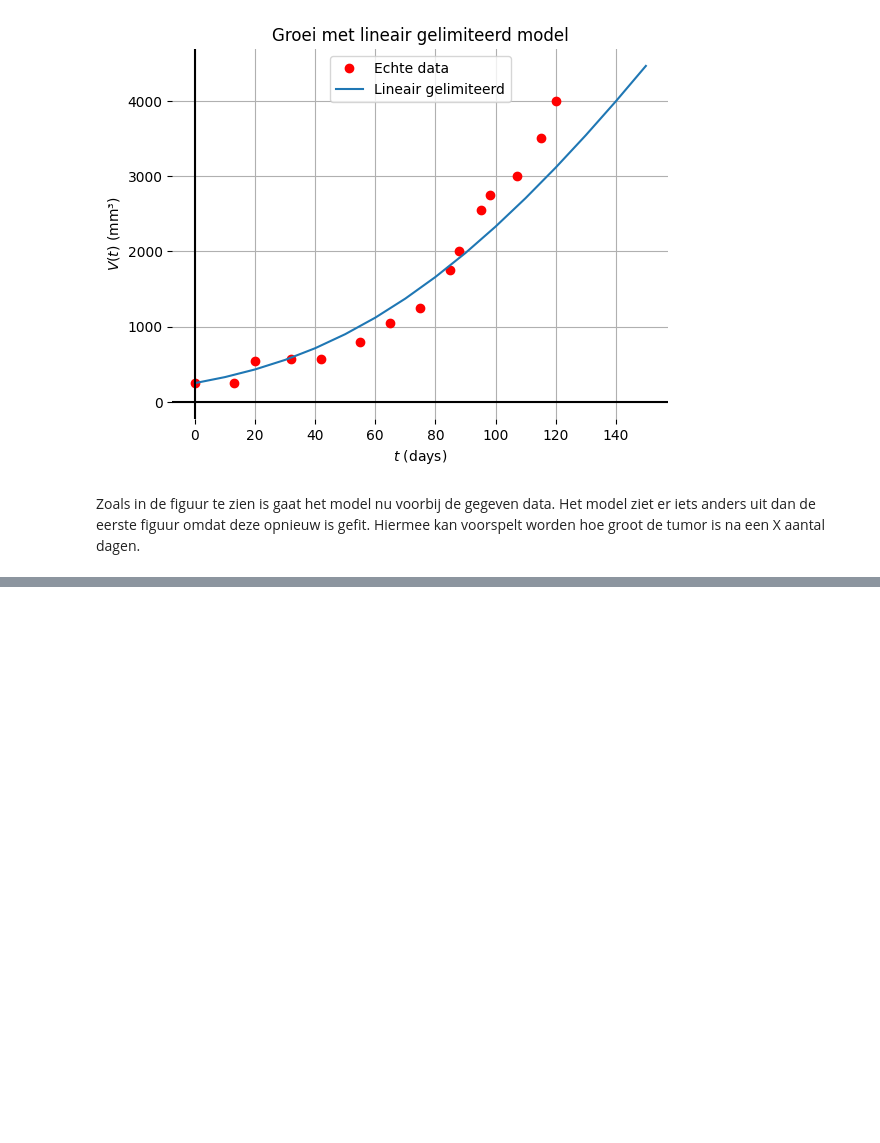
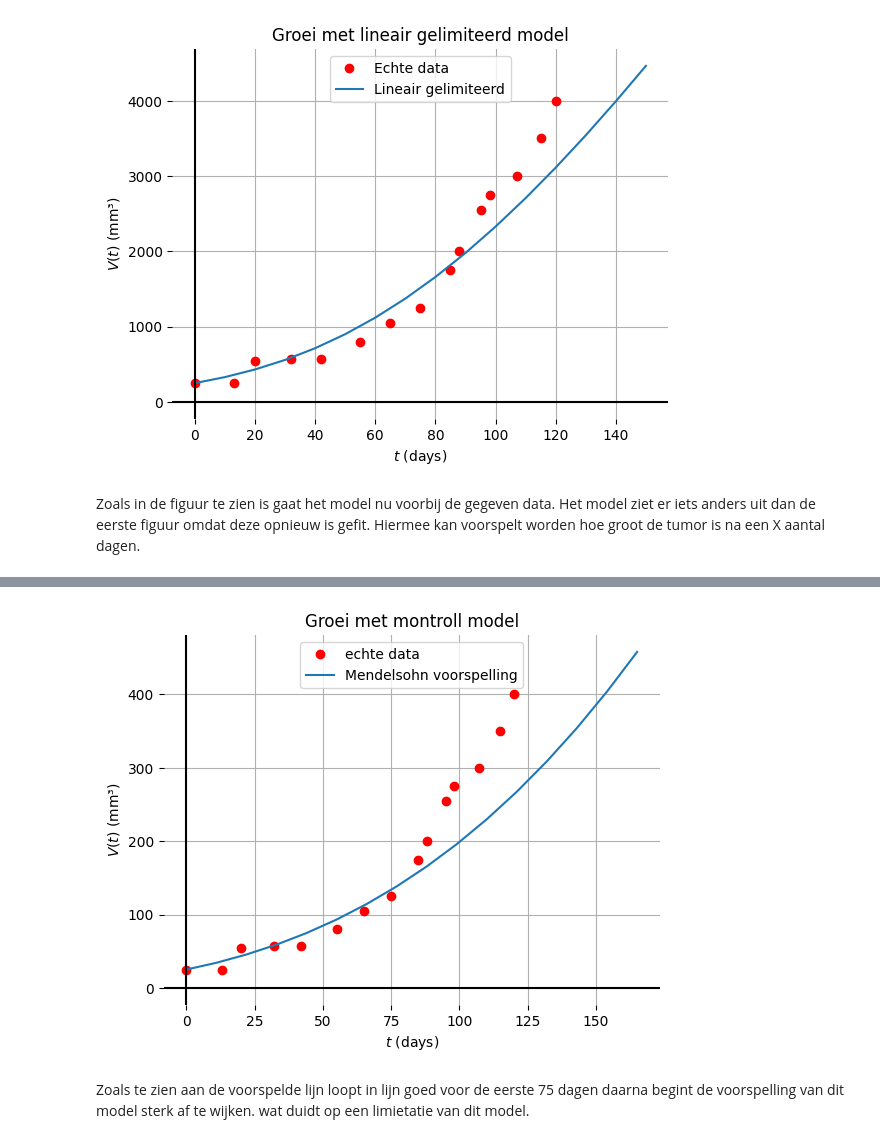
Before and after one commit to MirteDraaijer/ODEs, a Jupyter notebook: ode_demo.ipynb, the cells around one changed output, grey strips where cells are left out. Drawn from its saved outputs; the diff is of its cells as text; code cells hidden in the pictures; blank space fills up the shorter version.

```diff
--- a/ode_demo.ipynb
+++ b/ode_demo.ipynb
@@ -241,0 +460,20 @@ Zoals in de figuur te zien is gaat het model nu voorbij de gegeven data. Het mod
+# %%
+# start waardes
+start_volume = 25
+number_of_data_points = 15
+delta_t = 11
+
+model = ode_solver(start_volume, number_of_data_points, delta_t)
+# parameters voor het model
+params0 = {"c" : 0.0, "d" : 0}
+
+params, mse = model.fit(
+    echte_volumes=  volumes,
+    model = lambda c, d: model.mendelsohn(c, d),
+    params0 = params0
+)
+# params als argument in het method model
+v_dagen, v_volumes = model.mendelsohn(**params)
+
+voorspelde_data = pd.DataFrame({"$t$": v_dagen, "$V$": v_volumes}).T
+voorspelde_data
@@ -241,0 +484,14 @@ Zoals in de figuur te zien is gaat het model nu voorbij de gegeven data. Het mod
+# %%
+plt.plot(dagen, volumes, "or", label = "echte data")
+plt.plot(v_dagen, v_volumes, label = "Mendelsohn voorspelling")
+
+plt.axhline(0.0, color="k"); plt.axvline(0.0, color="k")
+plt.title("Groei met montroll model"); plt.xlabel("$t$ (days)"); plt.ylabel("$V(t)$ (mm³)")
+plt.grid(True); plt.box(False)
+plt.legend()
+
+plt.show()
+# %% [output]
+[figure, added]
+# %% [markdown]
+Zoals te zien aan de voorspelde lijn loopt in lijn goed voor de eerste 75 dagen daarna begint de voorspelling van dit model sterk af te wijken. wat duidt op een limietatie van dit model.
```
Also changed, not shown: parts of 10 cells of this notebook.
